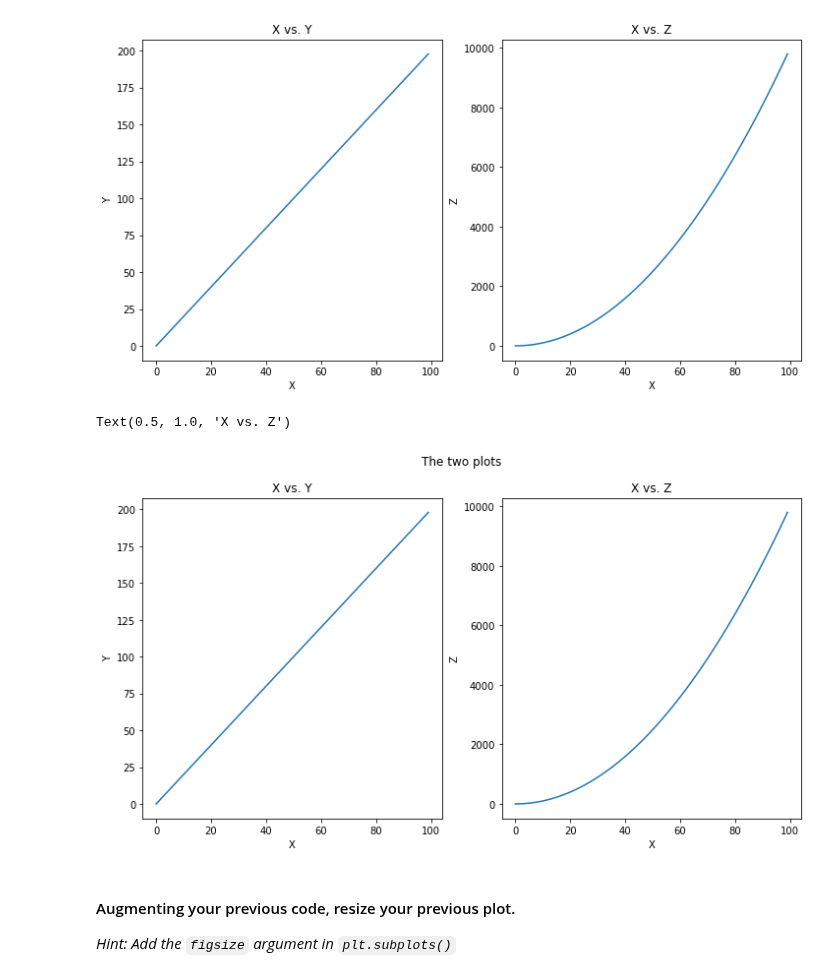
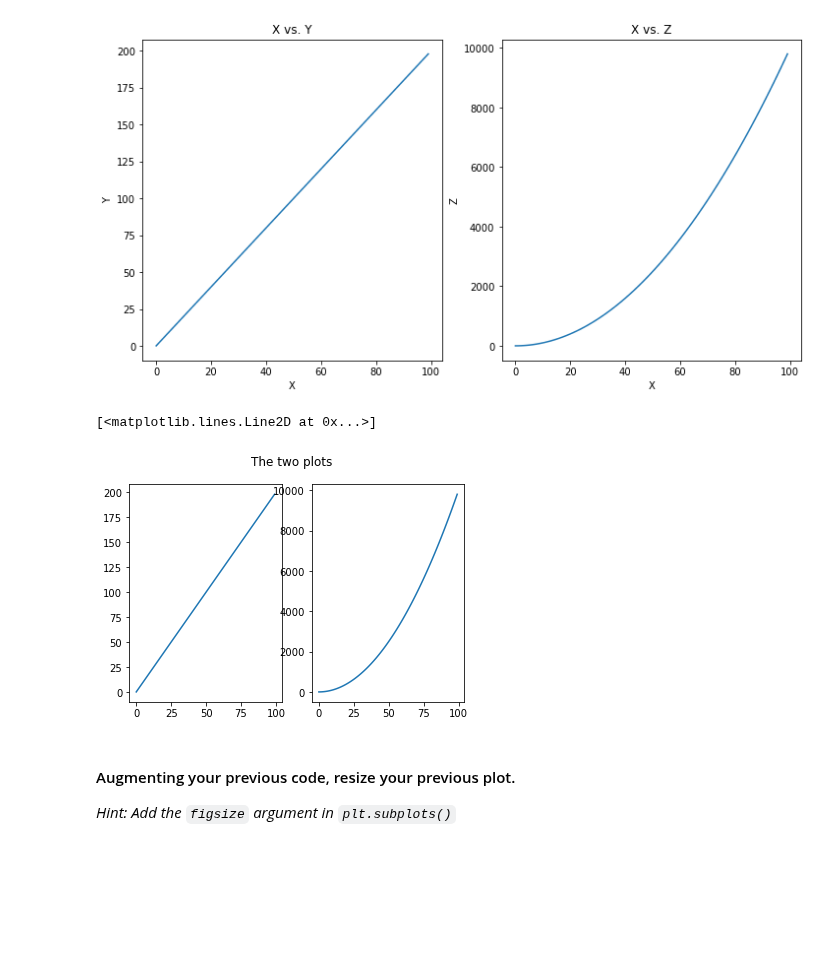
Before and after one commit to ironhack-datalabs/datamad1020, a Jupyter notebook: module-1/lab-matplotlib-seaborn/your-code/challenge-1.ipynb, the cells around one changed output. Drawn from its saved outputs; the diff is of its cells as text; code cells hidden in the pictures; blank space fills up the shorter version.

```diff
--- a/module-1/lab-matplotlib-seaborn/your-code/challenge-1.ipynb
+++ b/module-1/lab-matplotlib-seaborn/your-code/challenge-1.ipynb
@@ -51,19 +51,13 @@ plt.show()
 [figure]
 # %%
 # your code here-2st way (call `subplots` only once not using the `index` parameter)
-fig, a = plt.subplots(1, 2,figsize=(12,6))
+fig, a = plt.subplots(1, 2)
 fig.suptitle('The two plots')
 a[0].plot(x, y)
-a[0].set_ylabel('Y')
-a[0].set_xlabel('X')
-a[0].set_title("X vs. Y")
 a[1].plot(x,z)
-a[1].set_ylabel('Z')
-a[1].set_xlabel('X')
-a[1].set_title("X vs. Z")
 # %% [output]
-Text(0.5, 1.0, 'X vs. Z')
+[<matplotlib.lines.Line2D at 0x...>]
-[figure, old version]
+[figure, new version]
 # %% [markdown]
 #### Augmenting your previous code, resize your previous plot.
 
```
Also changed, not shown: parts of 6 cells of this notebook.
